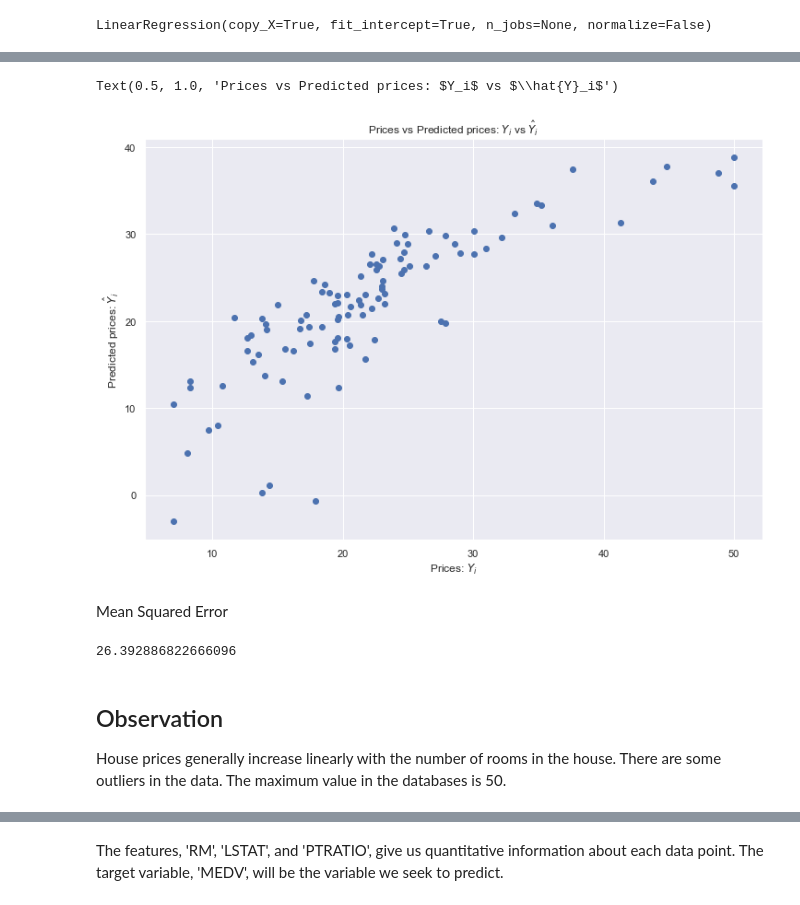
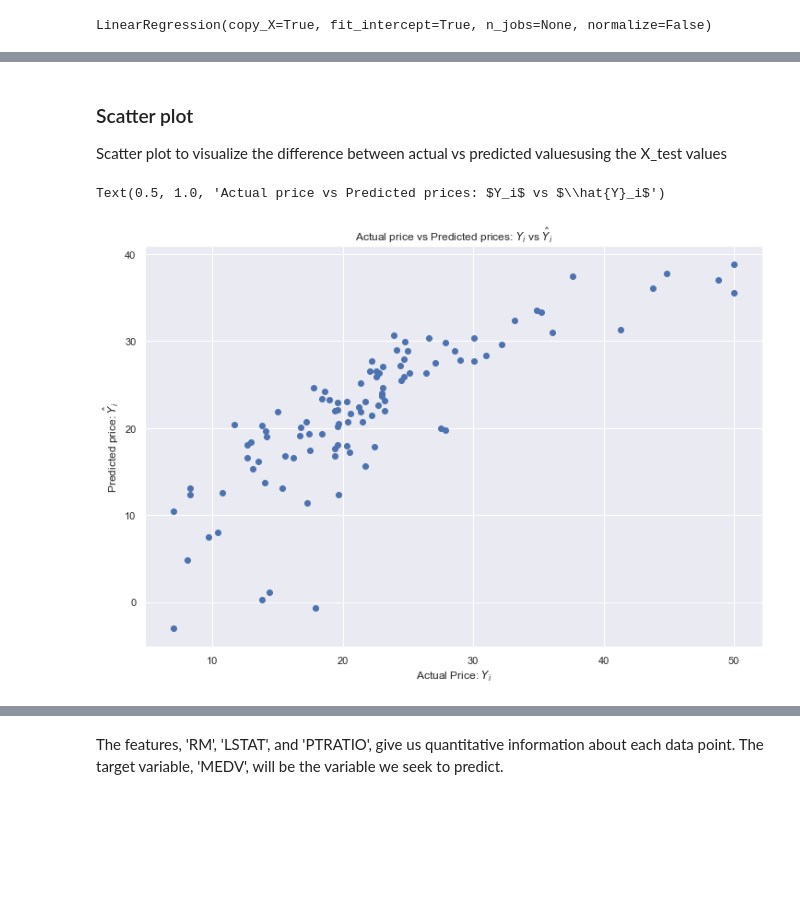
Before and after one commit to GraceAKelly/Machine_learning, a Jupyter notebook: Machine_Learning.ipynb, the cells around one changed output, grey strips where cells are left out. Drawn from its saved outputs; the diff is of its cells as text; code cells hidden in the pictures; blank space fills up the shorter version.

```diff
--- a/Machine_Learning.ipynb
+++ b/Machine_Learning.ipynb
@@ -267,23 +373,17 @@ LinearRegression(copy_X=True, fit_intercept=True, n_jobs=None, normalize=False)
+# %% [markdown]
+### Scatter plot
+
+Scatter plot to visualize the difference between actual vs predicted valuesusing the X_test values
 # %%
 lm = LinearRegression()
 lm.fit(X_train, Y_train)
 
 Y_pred = lm.predict(X_test)
 
 plt.scatter(Y_test, Y_pred)
-plt.xlabel("Prices: $Y_i$")
-plt.ylabel("Predicted prices: $\hat{Y}_i$")
-plt.title("Prices vs Predicted prices: $Y_i$ vs $\hat{Y}_i$")
+plt.xlabel("Actual Price: $Y_i$")
+plt.ylabel("Predicted price: $\hat{Y}_i$")
+plt.title("Actual price vs Predicted prices: $Y_i$ vs $\hat{Y}_i$")
 # %% [output]
-Text(0.5, 1.0, 'Prices vs Predicted prices: $Y_i$ vs $\\hat{Y}_i$')
+Text(0.5, 1.0, 'Actual price vs Predicted prices: $Y_i$ vs $\\hat{Y}_i$')
-[figure, old version]
+[figure, new version]
-# %% [markdown]
-Mean Squared Error
-# %%
-mse = sklearn.metrics.mean_squared_error(Y_test, Y_pred)
-print(mse)
-# %% [output]
-26.392886822666096
-# %% [markdown]
-## Observation
-House prices generally increase linearly with the number of rooms in the house. There are some outliers in the data. The maximum value in the databases is 50.
```
Also changed, not shown: parts of 23 cells of this notebook, 1 other file.
